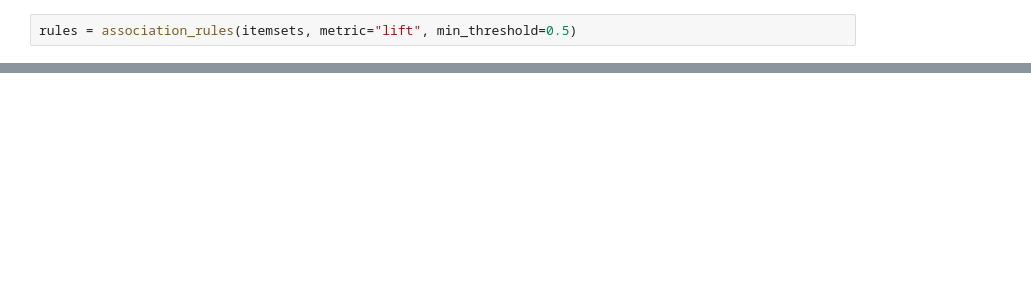
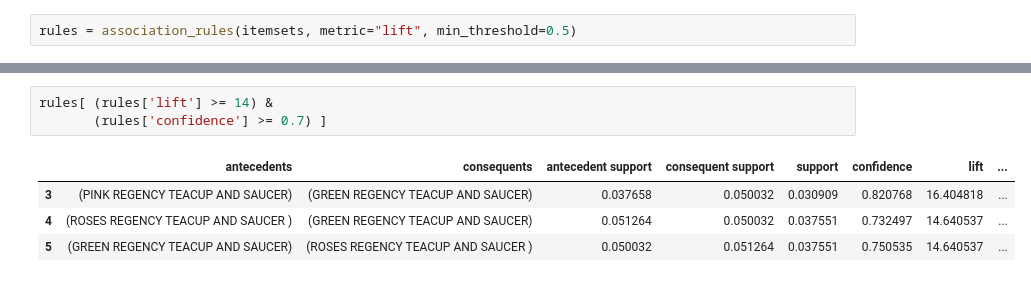
Before and after one commit to tubagus86/IYKRA-Fellowship, a Jupyter notebook: Market_Basket_Analysis.ipynb, the cells around one changed output, grey strips where cells are left out. Cells and saved outputs as stored; diff of their text form; blank space fills up the shorter version.

```diff
--- a/Market_Basket_Analysis.ipynb
+++ b/Market_Basket_Analysis.ipynb
@@ -105,0 +106,8 @@ rules.head()
+# %%
+rules[ (rules['lift'] >= 14) &
+       (rules['confidence'] >= 0.7) ]
+# %% [output]
+|  | antecedents | consequents | antecedent support | consequent support | support | confidence | lift | ... |
+| 3 | (PINK REGENCY TEACUP AND SAUCER) | (GREEN REGENCY TEACUP AND SAUCER) | 0.037658 | 0.050032 | 0.030909 | 0.820768 | 16.404818 | ... |
+| 4 | (ROSES REGENCY TEACUP AND SAUCER ) | (GREEN REGENCY TEACUP AND SAUCER) | 0.051264 | 0.050032 | 0.037551 | 0.732497 | 14.640537 | ... |
+| 5 | (GREEN REGENCY TEACUP AND SAUCER) | (ROSES REGENCY TEACUP AND SAUCER ) | 0.050032 | 0.051264 | 0.037551 | 0.750535 | 14.640537 | ... |
```
Also changed, not shown: parts of 4 cells of this notebook.
